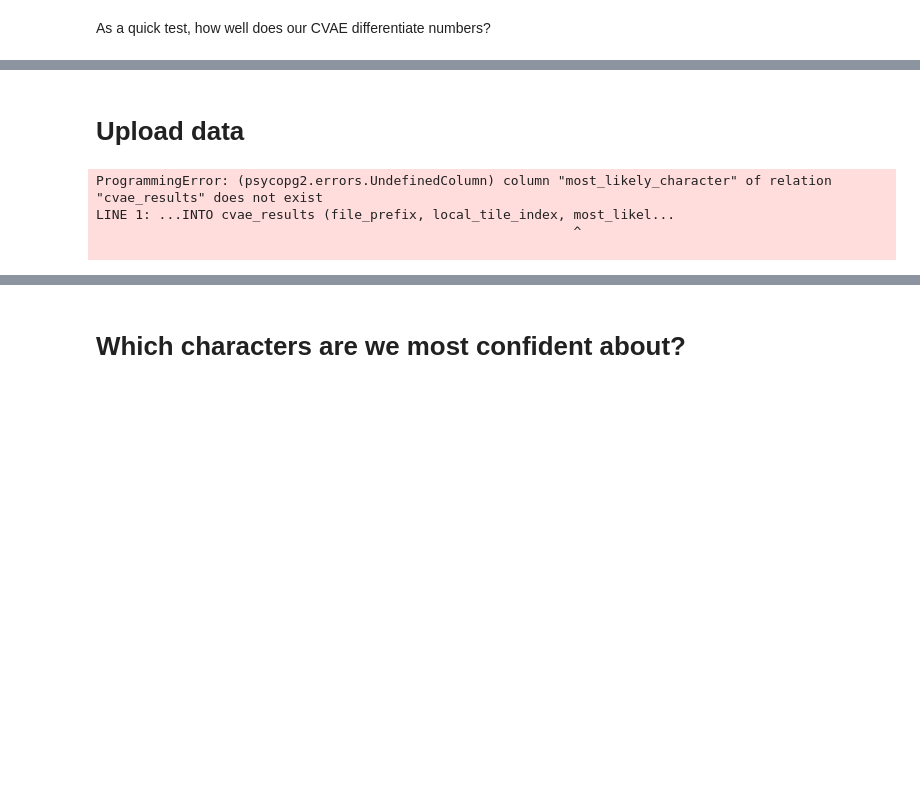
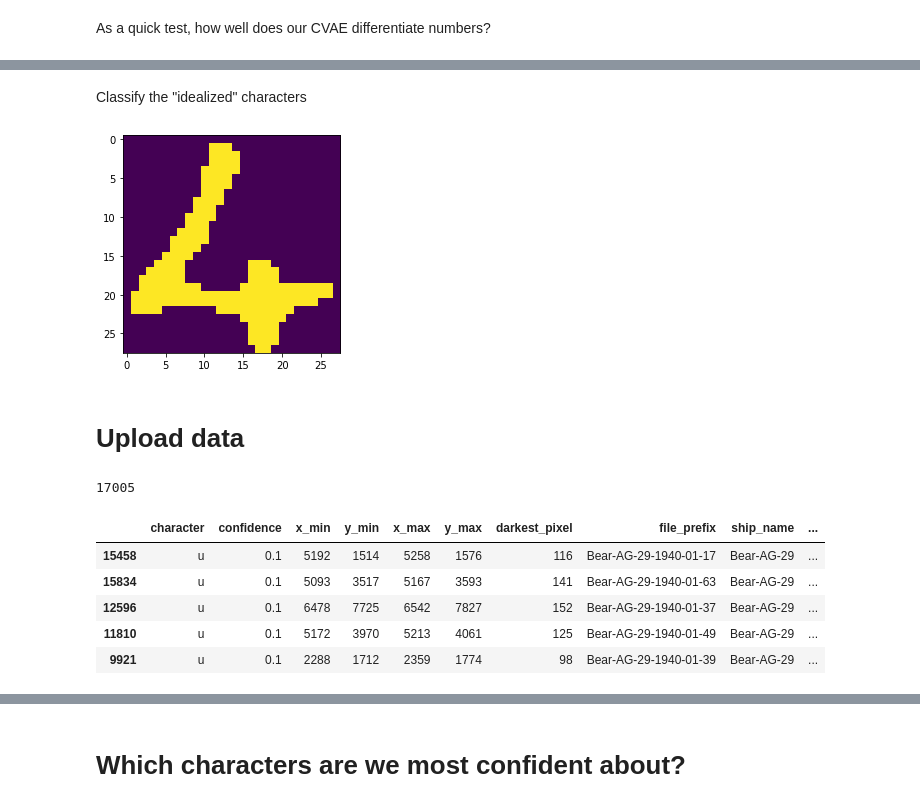
Before and after one commit to ggdhines/historical-transcriptions, a Jupyter notebook: notebooks/ocr followup.ipynb, the cells around one changed output, grey strips where cells are left out. Cells and saved outputs as stored; diff of their text form; code cells hidden in the pictures; blank space fills up the shorter version.

Commit message:
refactoring - mostly by moving code from notebooks into py files

```diff
--- a/notebooks/ocr followup.ipynb
+++ b/notebooks/ocr followup.ipynb
@@ -374,0 +211,15 @@ ideal_df["likelyhood"] = np.amax(most_likely,1)
+# %%
+clf = latent_model.build_or_load_classifier(train_df,directory,"base_model")
+# %%
+ideal_df = train_df.groupby("character")[["mu","sigma"]].median().reset_index()
+ideal_df["likelyhood"] = latent_model.classify_latent(ideal_df,clf)
+
+ideal_df["cvae_model"] = 0
+ideal_df["tesseract_model"] = 0
+
+size_df = train_df.groupby("character").size().reset_index()
+size_df = size_df.rename(columns={0:"character_count"})
+ideal_df = ideal_df.merge(size_df,on="character")
+
+display.display(ideal_df.sort_values("likelyhood").head(5))
+display.display(ideal_df.sort_values("likelyhood").tail(5))
@@ -375,2 +241,8 @@ ideal_df["likelyhood"] = np.amax(most_likely,1)
+# %% [markdown]
+Classify the "idealized" characters
+# %%
+_ = plt.imshow(results_display.generate_ideal(base_model,ideal_df,"4"))
+# %% [output]
+[figure, added]
 # %% [markdown]
 # Upload data
@@ -400,0 +249,4 @@ def upload(latent_df,split_label,tesseract_model_version,cvae_model_version):
+# %%
+train_df[["mu","sigma"]] = base_model.characters_to_latent(train_images)
+# %% [output]
+17005
@@ -401,8 +273,10 @@ def upload(latent_df,split_label,tesseract_model_version,cvae_model_version):
 # %%
 upload(train_latent_df,"train",0,0)
-upload(test_latent_df,"test",0,0)
+# upload(test_latent_df,"test",0,0)
 # %% [output]
-ProgrammingError: (psycopg2.errors.UndefinedColumn) column "most_likely_character" of relation "cvae_results" does not exist
-LINE 1: ...INTO cvae_results (file_prefix, local_tile_index, most_likel...
-                                                             ^
-
+|  | character | confidence | x_min | y_min | x_max | y_max | darkest_pixel | file_prefix | ship_name | ... |
+| 15458 | u | 0.1 | 5192 | 1514 | 5258 | 1576 | 116 | Bear-AG-29-1940-01-17 | Bear-AG-29 | ... |
+| 15834 | u | 0.1 | 5093 | 3517 | 5167 | 3593 | 141 | Bear-AG-29-1940-01-63 | Bear-AG-29 | ... |
+| 12596 | u | 0.1 | 6478 | 7725 | 6542 | 7827 | 152 | Bear-AG-29-1940-01-37 | Bear-AG-29 | ... |
+| 11810 | u | 0.1 | 5172 | 3970 | 5213 | 4061 | 125 | Bear-AG-29-1940-01-49 | Bear-AG-29 | ... |
+| 9921 | u | 0.1 | 2288 | 1712 | 2359 | 1774 | 98 | Bear-AG-29-1940-01-39 | Bear-AG-29 | ... |
```
Also changed, not shown: parts of 50 cells of this notebook, 5 other files.
